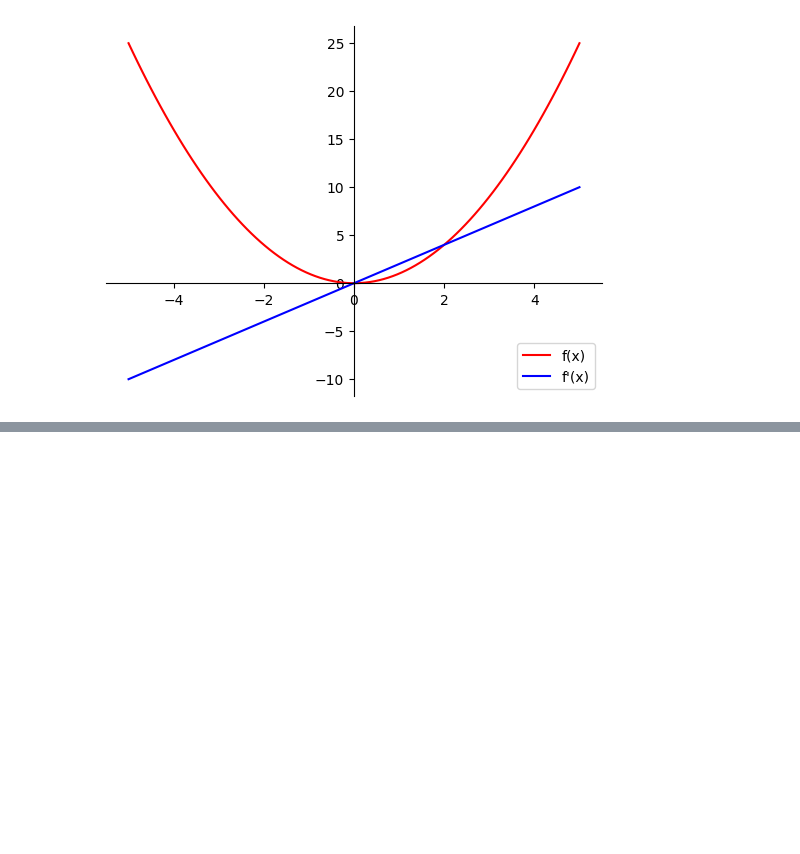
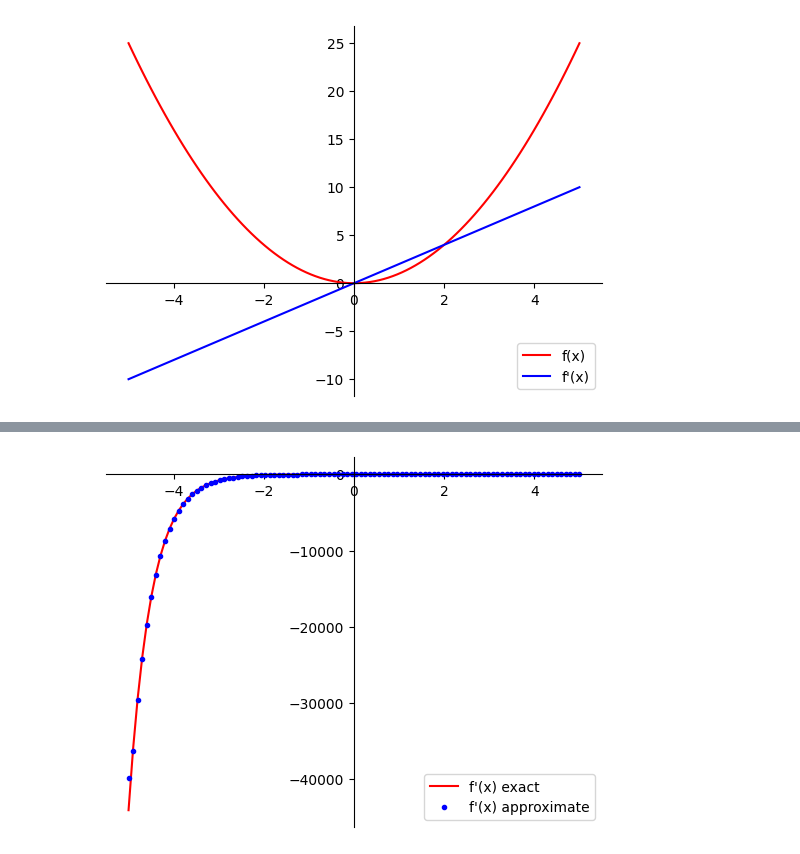
Before and after one commit to Jalilnkh/My-Daily-Python-Learning, a Jupyter notebook: Mathematic in ML/Basic_functions_and_Derivatives.ipynb, the cells around one changed output, grey strips where cells are left out. Saved outputs shown, nothing was run; the diff lists cells and outputs as text; code cells hidden in the pictures; blank space fills up the shorter version.

```diff
--- a/Mathematic in ML/Basic_functions_and_Derivatives.ipynb
+++ b/Mathematic in ML/Basic_functions_and_Derivatives.ipynb
@@ -148,0 +176,11 @@ plot_fx_dfdx(f_symb_np, dfdx_symb_np)
+# %%
+def f_composed(x):
+    return np.exp(-2*x) + 3*np.sin(3*x)
+
+plot_fx_dfdx(
+    lambdify(x, dfdx_composed, 'numpy'),
+    np.gradient(f_composed(x_array_2), x_array_2),
+    label1="f'(x) exact",
+    label2="f'(x) approximate")
+# %% [output]
+[figure, added]
```
Also changed, not shown: parts of 25 cells of this notebook.
